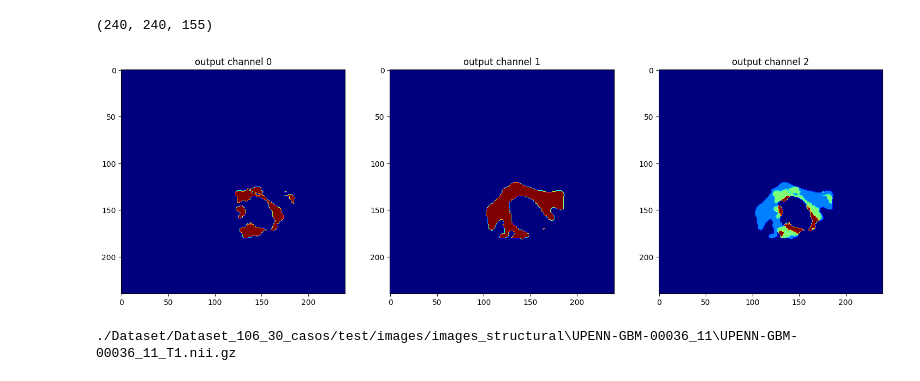
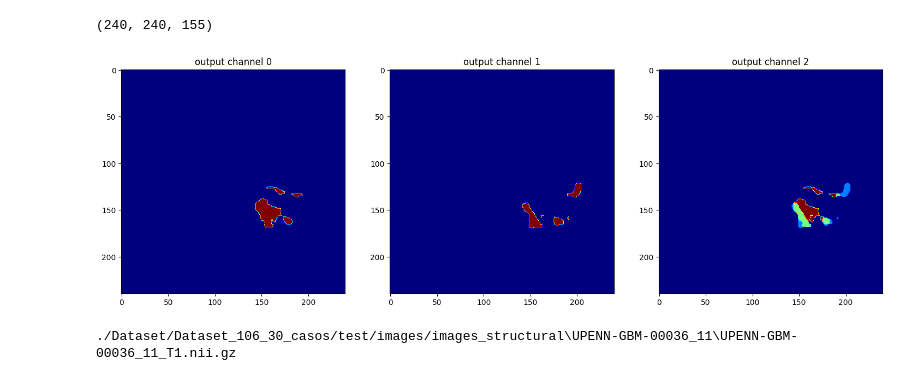
Before and after one commit to GBM-images-research/Swin_transformer_UPennGBM, a Jupyter notebook: simple_inference.ipynb, the cells around one changed output. Cells and saved outputs as stored; diff of their text form; code cells hidden in the pictures.

```diff
--- a/simple_inference.ipynb
+++ b/simple_inference.ipynb
@@ -330,8 +320,8 @@ for img_n in range(36):
 # cargar segmentaciones
 # %%
 import os
-img_n=0
-path_to_img=f"D:\\Alexander\\1_Doctorado\\Software\\DIRAC-main\\segmentations"
+img_n=2
+path_to_img=f"D:\\Alexander\\1_Doctorado\\Software\\DIRAC-main\\outputs"
 path_to_img_nroi=os.path.join(path_to_img, f"{img_n}Nroi.nii.gz")
 img_nroi = nib.load(path_to_img_nroi).get_fdata()
 path_to_img_froi=os.path.join(path_to_img, f"{img_n}Froi.nii.gz")
@@ -357,46 +347,46 @@ torch.Size([2, 240, 240, 155])
 torch.Size([2, 240, 240, 155])
 (2, 240, 240, 155)
 # %%
-seg = (seg > 0.5).astype(np.int8)
-print(seg.shape)
+# seg = (seg > 0.5).astype(np.int8)
+# print(seg.shape)
 
-seg_out = np.zeros((seg.shape[1], seg.shape[2], seg.shape[3]))
-print(seg_out.shape)
-seg_out[seg[1] == 1] = 1
-seg_out[seg[0] == 1] = 4
-# Nueva línea para la intersección utilizando 'and'
-seg_out[(seg[0] == 1) & (seg[1] == 1)] = 2
+# seg_out = np.zeros((seg.shape[1], seg.shape[2], seg.shape[3]))
+# print(seg_out.shape)
+# seg_out[seg[1] == 1] = 1
+# seg_out[seg[0] == 1] = 4
+# # Nueva línea para la intersección utilizando 'and'
+# seg_out[(seg[0] == 1) & (seg[1] == 1)] = 2
 # %% [output]
 (2, 240, 240, 155)
 (240, 240, 155)
 # %%
 # Crear el volumen cuantizado con el mismo tamaño que una de las capas
 seg_out = np.zeros((240, 240, 155), dtype=int)
-seg = (seg > 0.5)
+seg_c = (seg > 0.9)
 # Asignar valores al volumen cuantizado
-seg_out[seg[0] > seg[1]] = 4
-seg_out[seg[0] < seg[1]] = 1
-seg_out[(seg[0] == seg[1]) & (seg[0]!=0) & (seg[1]!=0) ] = 2
+seg_out[seg_c[0] > seg_c[1]] = 4
+seg_out[seg_c[0] < seg_c[1]] = 1
+seg_out[(seg_c[0] == seg_c[1]) & (seg_c[0]!=0) & (seg_c[1]!=0) ] = 2
 
 # Verificar los resultados
 print(seg_out.shape)
 # %% [output]
 (240, 240, 155)
 # %%
-sl=90
+sl=80
 
 plt.figure("output", (18, 6))
 for i in range(3):
     plt.subplot(1, 3, i + 1)
     plt.title(f"output channel {i}")
     if i==2:
         #pass
         plt.imshow(seg_out[:,:,sl], cmap="jet") #seg_out
     else:
-        plt.imshow(seg[i,:,:,sl], cmap="jet") #.detach().cpu()
+        plt.imshow(seg_c[i,:,:,sl], cmap="jet") #.detach().cpu()
 plt.show()
 # %% [output]
-[figure, old version]
+[figure, new version]
 # %%
 dataset="./Dataset/Dataset_106_30_casos/test/images"
 _, header, affine, _ = obtener_imagen(dataset, img_n)
```
Also changed, not shown: parts of 9 cells of this notebook, 1 other file.
